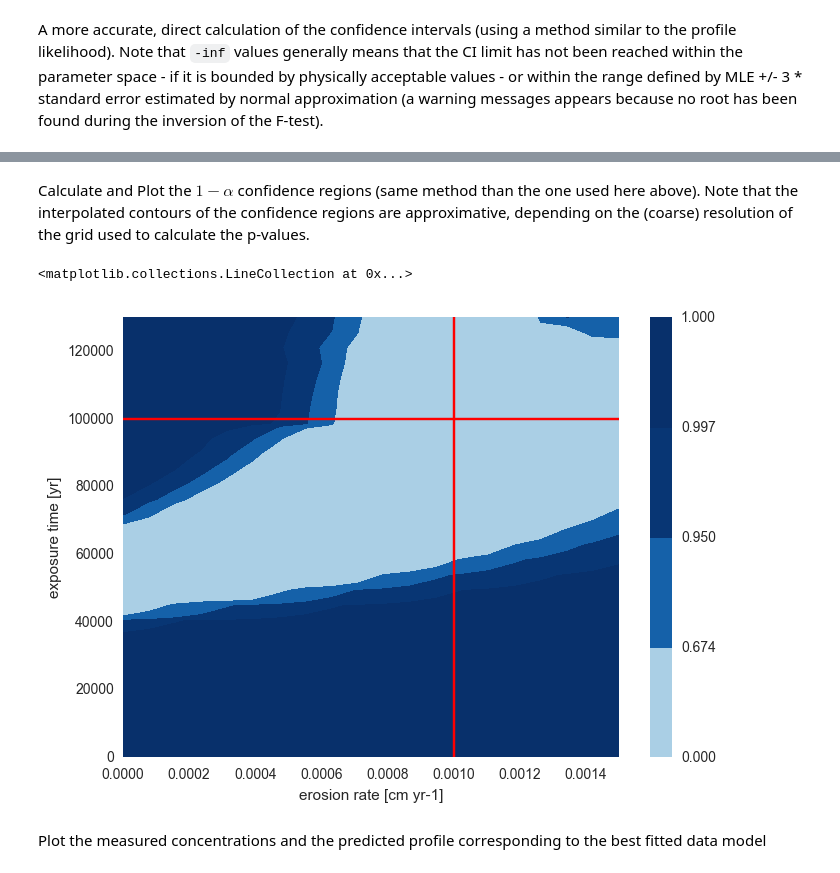
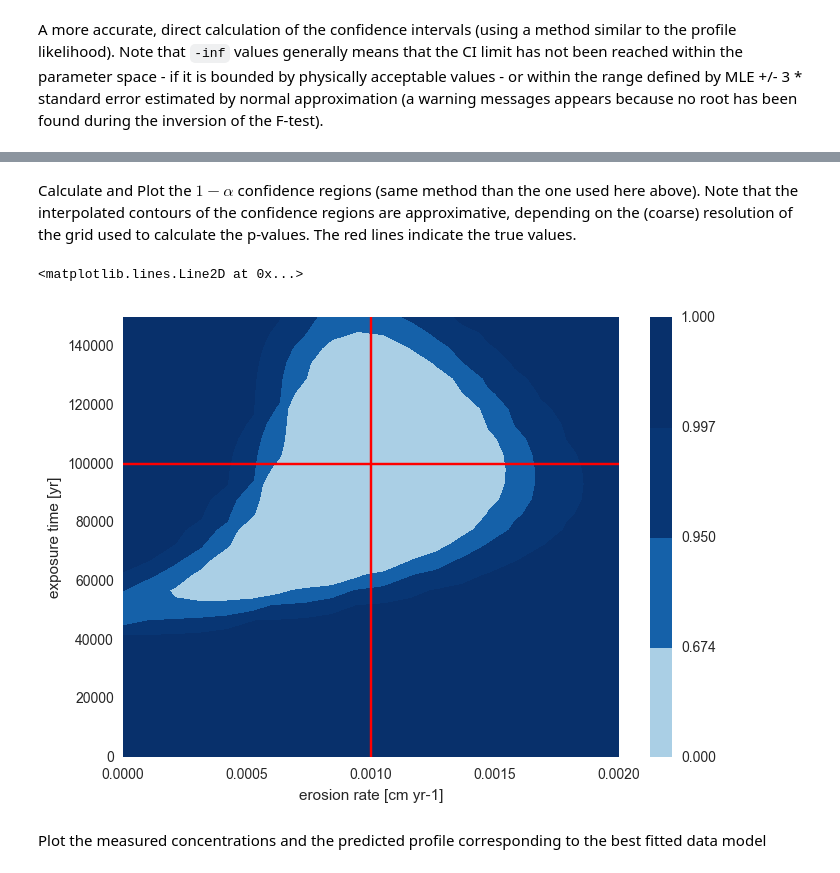
Before and after one commit to benbovy/cosmogenic_dating, a Jupyter notebook: MLE_test_4params.ipynb, the cells around one changed output, grey strips where cells are left out. Drawn from its saved outputs; the diff is of its cells as text; code cells hidden in the pictures.

```diff
--- a/MLE_test_4params.ipynb
+++ b/MLE_test_4params.ipynb
@@ -157,23 +159,23 @@ exposure_time44718.9989048052.5614451143.6105454271.0567057605.8231661364.755876
 # %% [markdown]
-Calculate and Plot the $1-\alpha$ confidence regions (same method than the one used here above). Note that the interpolated contours of the confidence regions are approximative, depending on the (coarse) resolution of the grid used to calculate the p-values.
+Calculate and Plot the $1-\alpha$ confidence regions (same method than the one used here above). Note that the interpolated contours of the confidence regions are approximative, depending on the (coarse) resolution of the grid used to calculate the p-values. The red lines indicate the true values.
 # %%
 x, y, cr = lmfit.conf_interval2d(res,'erosion_rate', 'exposure_time', 20, 30,
-                                 limits=((0., 1.5e-3), (0., 1.3e5)))
+                                 limits=((0., 2e-3), (0., 1.5e5)))
 
 sns.set_style('darkgrid')
 sns.set_context('notebook')
 
 plt.contourf(x, y, cr, [0., 0.674, 0.95, 0.997, 1.],
              cmap=plt.get_cmap('Blues'))
 plt.colorbar()
 plt.setp(plt.gca(),
          xlabel='erosion rate [cm yr-1]',
          ylabel='exposure time [yr]')
-plt.hlines(true_exposure, 0, 1.5e-3, colors='r')
-plt.vlines(true_erosion, 0, 1.3e5, colors='r')
+plt.axhline(true_exposure, color='r')
+plt.axvline(true_erosion, color='r')
 # %% [output]
-<matplotlib.collections.LineCollection at 0x...>
+<matplotlib.lines.Line2D at 0x...>
-[figure, old version]
+[figure, new version]
 # %% [markdown]
 Plot the measured concentrations and the predicted profile corresponding to the best fitted data model
 # %%
```
Also changed, not shown: parts of 9 cells of this notebook, 14 other files.
